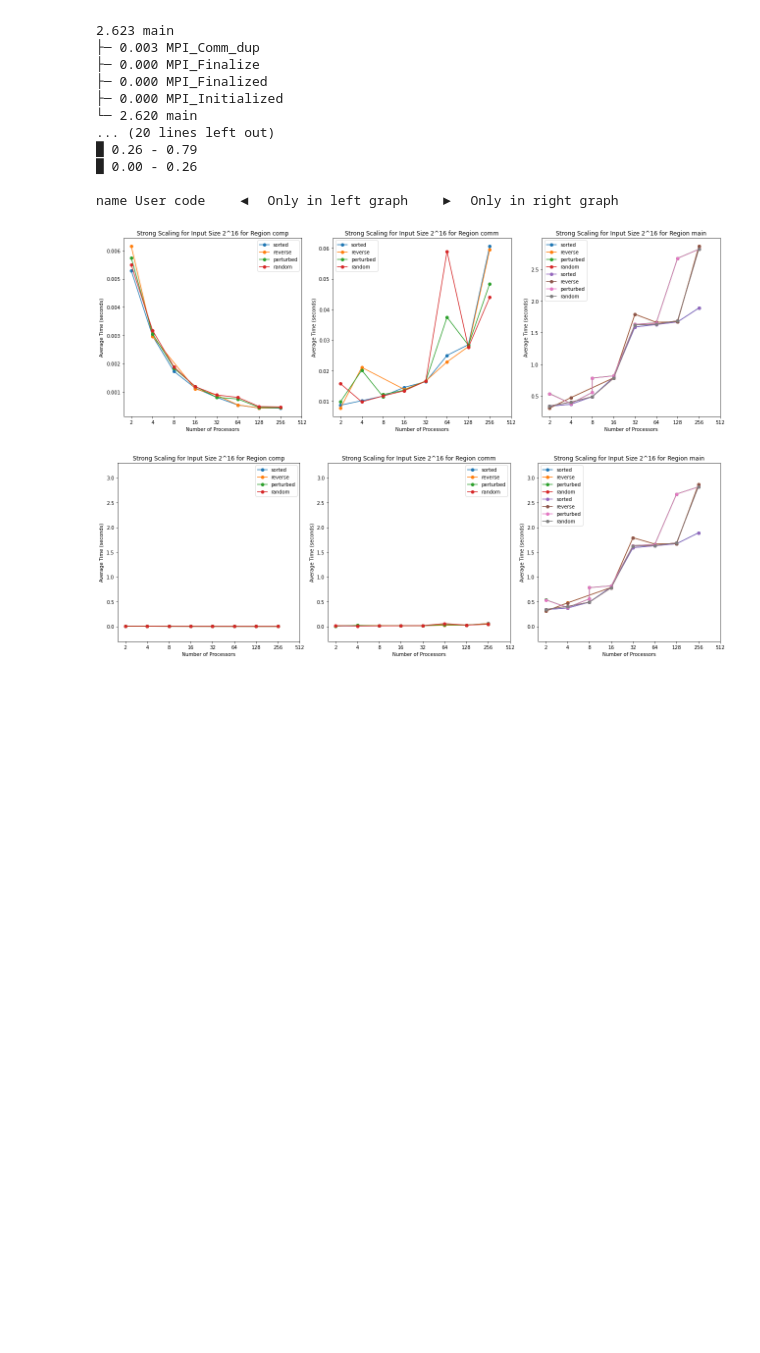
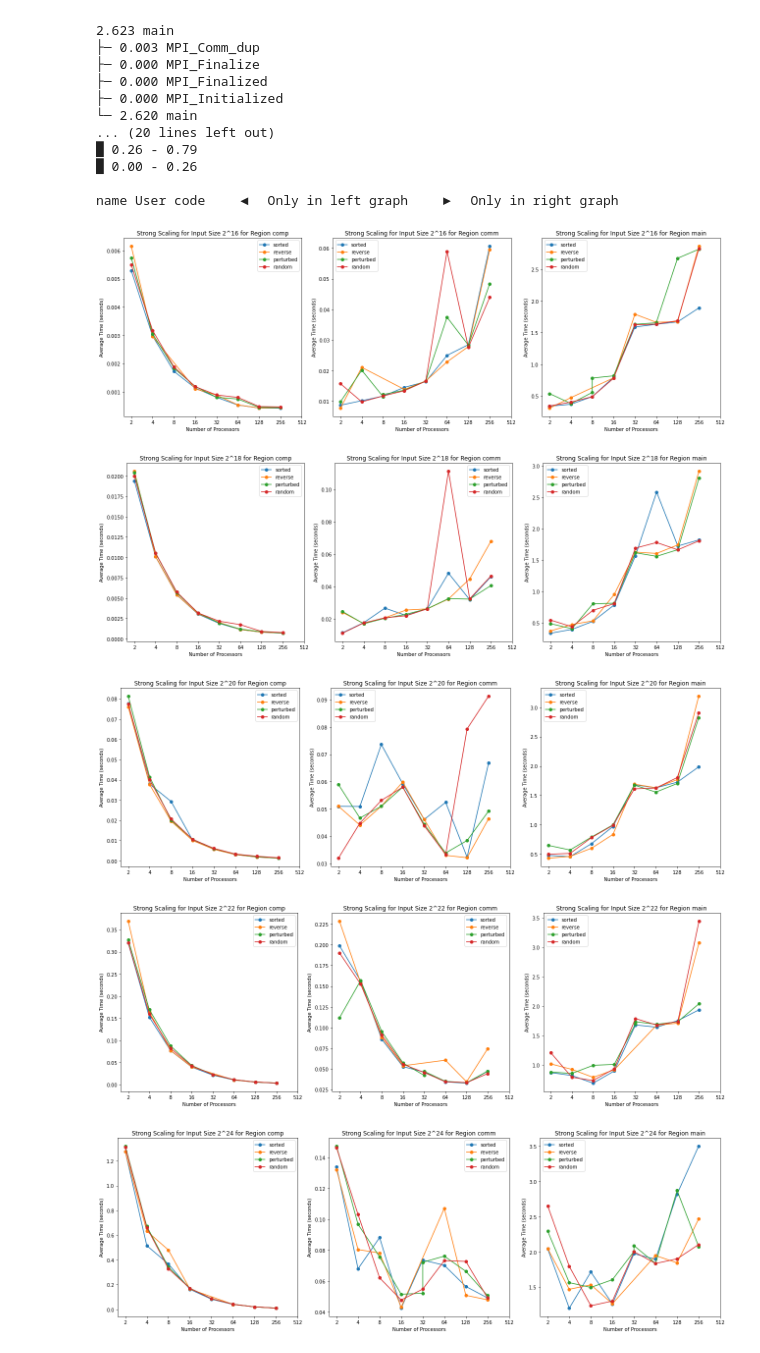
Before and after one commit to daaangdennis/CSCE435_Project_2024, a Jupyter notebook: Jupyter_Files/radixsort_analysis.ipynb, the cells around one changed output. Drawn from its saved outputs; the diff is of its cells as text; code cells hidden in the pictures; blank space fills up the shorter version.

```diff
--- a/Jupyter_Files/radixsort_analysis.ipynb
+++ b/Jupyter_Files/radixsort_analysis.ipynb
@@ -60,8 +60,8 @@ import math
 import matplotlib.pyplot as plt
 from matplotlib.ticker import FuncFormatter
 
-# input_sizes = [65536, 262144, 1048576, 4194304, 16777216, 67108864, 268435456]
-input_sizes = [65536]
+input_sizes = [65536, 262144, 1048576, 4194304, 16777216, 67108864, 268435456]
+# input_sizes = [16777216]
 
 # Custom formatter function to show integers instead of 2^1, 2^2, etc.
 def log_formatter(x, pos):
@@ -77,12 +77,20 @@ input_type_mapping = {
 
 def plot_strong_scaling(tk, input_sizes):
     node_names = ['comp', 'comm', 'main']  # We will plot these regions
-    fig, axes = plt.subplots(nrows=1, ncols=len(node_names), figsize=(18, 6))  # No sharey=True to give each its own y-axis
 
-    for ax, node_name in zip(axes, node_names):  # Iterate through axes and node names
-        for node in tk.graph.traverse():
-            if node.frame['name'] == node_name:
-                for input_size in input_sizes:
+    for input_size in input_sizes:
+        fig, axes = plt.subplots(nrows=1, ncols=len(node_names), figsize=(18, 6))
+        main_encountered = False  # Flag to track the first 'main' node
+
+        for ax, node_name in zip(axes, node_names):  # Iterate through axes and node names
+            for node in tk.graph.traverse():
+                # Skip duplicate 'main' nodes
+                if node_name == 'main' and main_encountered:
+                    continue
+                if node.frame['name'] == node_name:
+                    if node_name == 'main':
+                        main_encountered = True  # Set the flag after first 'main' node
+
                     for input_type in [0, 1, 2, 3]:
                         data = tk.dataframe[(tk.dataframe["input_type"] == input_type) &
                                             (tk.dataframe["input_size"] == input_size) &
@@ -107,51 +115,61 @@ def plot_strong_scaling(tk, input_sizes):
                     # Use FuncFormatter to label ticks as plain integers
                     ax.xaxis.set_major_formatter(FuncFormatter(log_formatter))
 
+        plt.tight_layout()  # Adjust the layout to prevent overlap
+        plt.show()
 
-    plt.tight_layout()  # Adjust the layout to prevent overlap
-    plt.show()
-
+# Similar changes for plot_strong_scaling_padding function
 def plot_strong_scaling_padding(tk, input_sizes):
     node_names = ['comp', 'comm', 'main']  # We will plot these regions
-    fig, axes = plt.subplots(nrows=1, ncols=len(node_names), figsize=(18, 6))  # No sharey=True to give each its own y-axis
 
-    for ax, node_name in zip(axes, node_names):  # Iterate through axes and node names
-        for node in tk.graph.traverse():
-            if node.frame['name'] == node_name:
-                for input_size in input_sizes:
+    for input_size in input_sizes:
+        fig, axes = plt.subplots(nrows=1, ncols=len(node_names), figsize=(18, 6))
+        main_encountered = False  # Flag to track the first 'main' node
+
+        for ax, node_name in zip(axes, node_names):  # Iterate through axes and node names
+            for node in tk.graph.traverse():
+                # Skip duplicate 'main' nodes
+                if node_name == 'main' and main_encountered:
+                    continue
+                if node.frame['name'] == node_name:
+                    if node_name == 'main':
+                        main_encountered = True  # Set the flag after first 'main' node
+
                     for input_type in [0, 1, 2, 3]:
                         data = tk.dataframe[(tk.dataframe["input_type"] == input_type) &
                                             (tk.dataframe["input_size"] == input_size) &
                                             (tk.dataframe['node'] == node)]
                         data = data.sort_values(by="num_procs")
                         label = input_type_mapping[input_type]  # Get the label from the mapping
                         ax.plot(data["num_procs"], data["Avg time/rank"], marker='o', label=label)
 
                     # Set title, labels, and legend for each subplot
                     ax.set_title(f'Strong Scaling for Input Size 2^{int(math.log2(input_size))} for Region {node_name}')
                     ax.set_xlabel('Number of Processors')
                     ax.set_ylabel('Average Time (seconds)')
                     ax.legend()
 
                     # Set x-axis to log scale (base 2)
                     ax.set_xscale('log', base=2)
 
                     # Set specific x-ticks
                     ticks = [2, 4, 8, 16, 32, 64, 128, 256, 512]
                     ax.set_xticks(ticks)
 
                     # Use FuncFormatter to label ticks as plain integers
                     ax.xaxis.set_major_formatter(FuncFormatter(log_formatter))
 
                     padding = 0.1 * (3 - 0)
                     ax.set_ylim([0 - padding, 3 + padding])
 
-
-    plt.tight_layout()  # Adjust the layout to prevent overlap
-    plt.show()
+        plt.tight_layout()  # Adjust the layout to prevent overlap
+        plt.show()
 
 plot_strong_scaling(tk, input_sizes)
 plot_strong_scaling_padding(tk, input_sizes)
 # %% [output]
-[figure, old version]
+[figure, new version]
-[figure, old version]
+[figure, new version]
+[figure, added]
+[figure, added]
+[figure, added]
```
Also changed, not shown: parts of 3 cells of this notebook, 22 other files.
